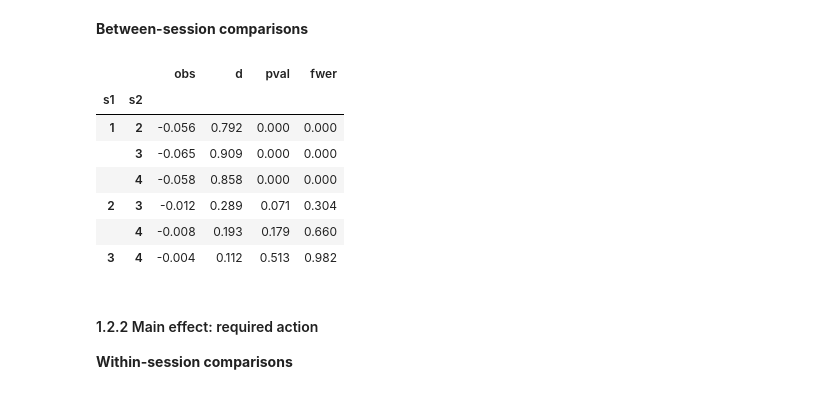
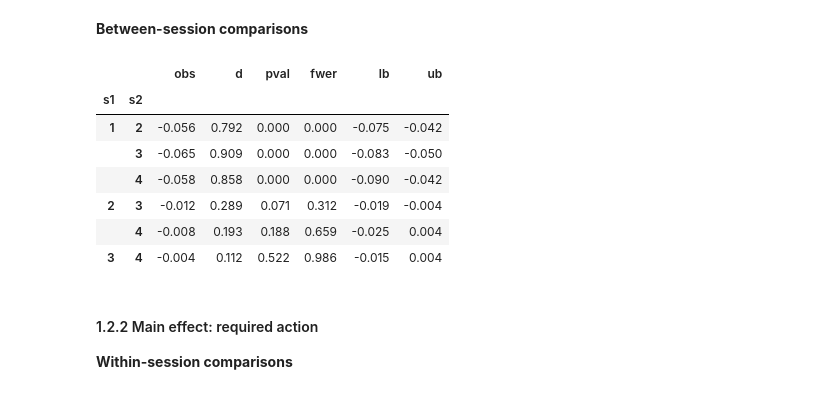
Before and after one commit to nivlab/RobotFactory, a Jupyter notebook: study01/02_Descriptive.ipynb, the cells around one changed output. Cells and saved outputs as stored; diff of their text form; code cells hidden in the pictures.

```diff
--- a/study01/02_Descriptive.ipynb
+++ b/study01/02_Descriptive.ipynb
@@ -70,6 +70,10 @@ def mad(x):
 def cohens_d(x, popmean=0):
     """Cohen's D for one-sample median."""
     return np.abs(np.nanmedian(x) - popmean) / (mad(x) / 0.6745)
+
+def resample(x):
+    """Bootstrap resampling."""
+    return np.random.choice(x, len(x), replace=True)
 # %% [markdown]
 #### 1.2.1 Overall performance
 
@@ -116,44 +147,73 @@ summary.set_index('session').round(3)
 # %%
 np.random.seed(47404)
 
-## Compute average performance.
+#~~~~~~~~~~~~~~~~~~~~~~~~~~~~~~~~~~~~~~~~~~#
+### Observed statistics.
+#~~~~~~~~~~~~~~~~~~~~~~~~~~~~~~~~~~~~~~~~~~#
+
+## Compute average performance (adjusted for midpoint).
 pivot = data.pivot_table('accuracy', 'subject', 'session')
-pivot -= 0.5
 
 ## Compute observed effects.
 obs = np.array([np.nanmedian(pivot[a] - pivot[b]) for a, b in pairs])
 
 ## Compute effect sizes.
 d = np.array([cohens_d(pivot[a] - pivot[b]) for a, b in pairs])
+
+#~~~~~~~~~~~~~~~~~~~~~~~~~~~~~~~~~~~~~~~~~~#
+### Bootstrap confidence interval.
+#~~~~~~~~~~~~~~~~~~~~~~~~~~~~~~~~~~~~~~~~~~#
+
+## Compute null distribution.
+null = np.zeros((n_iter, obs.size))
+for n in tqdm(range(n_iter)):
+
+    ## Resample participants.
+    df = pivot.loc[resample(pivot.index)].copy()
+
+     ## Compute observed effects.
+    for m, (a, b) in enumerate(pairs):
+        null[n,m] = np.nanmedian(df[a] - df[b])
+
+## Compute confidence intervals.
+lb, ub = np.percentile(null, [2.5, 97.5], 0)
+
+#~~~~~~~~~~~~~~~~~~~~~~~~~~~~~~~~~~~~~~~~~~#
+### Permutation testing.
+#~~~~~~~~~~~~~~~~~~~~~~~~~~~~~~~~~~~~~~~~~~#
 
 ## Compute null distribution.
 null = np.zeros((n_iter, obs.size))
 for n in tqdm(range(n_iter)):
 
     ## Permute group assignments.
     pivot.loc[:,:] = np.stack(pivot.apply(np.random.permutation, 1).values)
 
     ## Compute observed effects.
     for m, (a, b) in enumerate(pairs):
         null[n,m] = np.nanmedian(pivot[a] - pivot[b])
 
 ## Compute p-values.
 pval = ((np.abs(obs[np.newaxis,:]) < np.abs(null)).sum(axis=0) + 1) / (n_iter + 1)
 fwer = ((np.abs(obs[:,np.newaxis]) < np.abs(null).max(axis=1)).sum(axis=1) + 1) / (n_iter + 1)
 
-## Report summary.
+#~~~~~~~~~~~~~~~~~~~~~~~~~~~~~~~~~~~~~~~~~~#
+### Report statistics.
+#~~~~~~~~~~~~~~~~~~~~~~~~~~~~~~~~~~~~~~~~~~#
+
+## Construct DataFrame.
 summary = DataFrame(dict(s1=[a for a, b in pairs], s2=[b for a, b in pairs],
-                         obs=obs, d=d, pval=pval, fwer=fwer))
+                         obs=obs, d=d, pval=pval, fwer=fwer, lb=lb, ub=ub))
 summary.set_index(['s1','s2']).round(3)
 # %% [output]
-|  |  | obs | d | pval | fwer |
-| s1 | s2 |  |  |  |  |
-| 1 | 2 | -0.056 | 0.792 | 0.000 | 0.000 |
-|  | 3 | -0.065 | 0.909 | 0.000 | 0.000 |
-|  | 4 | -0.058 | 0.858 | 0.000 | 0.000 |
-| 2 | 3 | -0.012 | 0.289 | 0.071 | 0.304 |
-|  | 4 | -0.008 | 0.193 | 0.179 | 0.660 |
-| 3 | 4 | -0.004 | 0.112 | 0.513 | 0.982 |
+|  |  | obs | d | pval | fwer | lb | ub |
+| s1 | s2 |  |  |  |  |  |  |
+| 1 | 2 | -0.056 | 0.792 | 0.000 | 0.000 | -0.075 | -0.042 |
+|  | 3 | -0.065 | 0.909 | 0.000 | 0.000 | -0.083 | -0.050 |
+|  | 4 | -0.058 | 0.858 | 0.000 | 0.000 | -0.090 | -0.042 |
+| 2 | 3 | -0.012 | 0.289 | 0.071 | 0.312 | -0.019 | -0.004 |
+|  | 4 | -0.008 | 0.193 | 0.188 | 0.659 | -0.025 | 0.004 |
+| 3 | 4 | -0.004 | 0.112 | 0.522 | 0.986 | -0.015 | 0.004 |
 # %% [markdown]
 #### 1.2.2 Main effect: required action
 
```
Also changed, not shown: parts of 11 cells of this notebook.
